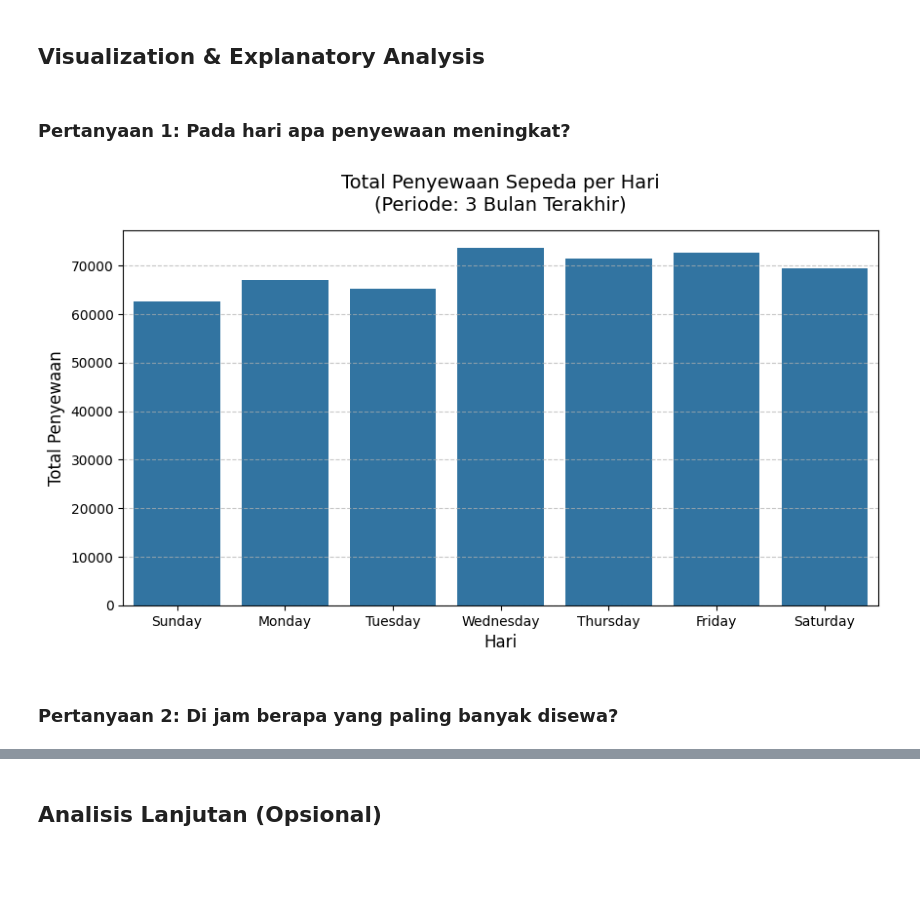
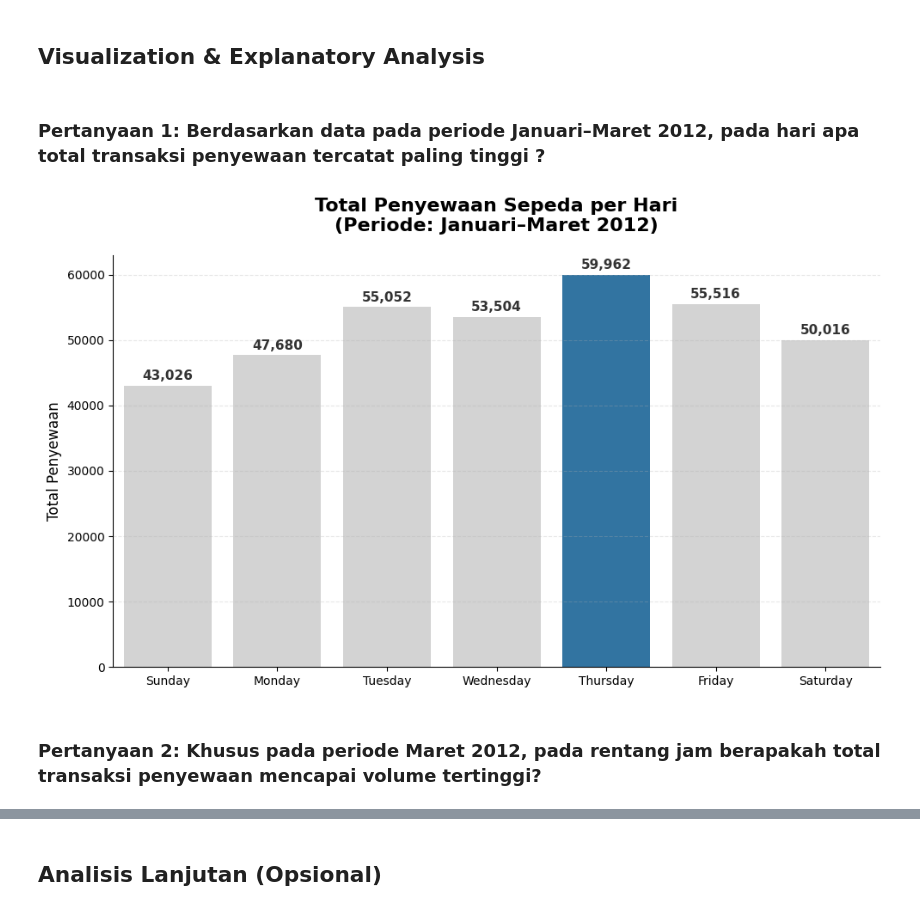
Before and after one commit to AkuPemulaCode/Submission-analisis-data, a Jupyter notebook: Proyek_Analisis_Data.ipynb, the cells around one changed output, grey strips where cells are left out. Cells and saved outputs as stored; diff of their text form; code cells hidden in the pictures; blank space fills up the shorter version.

```diff
--- a/Proyek_Analisis_Data.ipynb
+++ b/Proyek_Analisis_Data.ipynb
@@ -208,18 +208,19 @@ day_df.describe(include="all")
 | max | 731.000000 | 2012-12-31 00:00:00 | 4.000000 | 1.000000 | 12.000000 | 1.000000 | 6.000000 | 1.000000 | 3.000000 | 0.861667 | ... |
 | std | 211.165812 | NaN | 1.110807 | 0.500342 | 3.451913 | 0.167155 | 2.004787 | 0.465233 | 0.544894 | 0.183051 | ... |
 # %%
+
 day_df["dteday"] = pd.to_datetime(day_df["dteday"])
 
 
-last_date_day = day_df["dteday"].max()
-three_months_ago = last_date_day - pd.DateOffset(months=3)
-
-recent_3_months_df = day_df[day_df["dteday"] >= three_months_ago].copy()
+start_date = pd.to_datetime("2012-01-01")
+end_date = pd.to_datetime("2012-03-31")
 
 
+jan_mar_2012_df = day_df[(day_df["dteday"] >= start_date) & (day_df["dteday"] <= end_date)].copy()
+
 urutan_hari = ["Sunday", "Monday", "Tuesday", "Wednesday", "Thursday", "Friday", "Saturday"]
-recent_3_months_df["weekday_name"] = pd.Categorical(
-    recent_3_months_df["weekday"].map({
+jan_mar_2012_df["weekday_name"] = pd.Categorical(
+    jan_mar_2012_df["weekday"].map({
         0: "Sunday", 1: "Monday", 2: "Tuesday",
         3: "Wednesday", 4: "Thursday", 5: "Friday", 6: "Saturday"
     }),
@@ -296,20 +301,48 @@ display(hour_agg.sort_values(by=("cnt", "sum"), ascending=False).head(10))
 # %% [markdown]
 ## Visualization & Explanatory Analysis
-# %% [markdown]
-### Pertanyaan 1: Pada hari apa penyewaan meningkat?
+# %% [markdown]
+### Pertanyaan 1: Berdasarkan data pada periode Januari–Maret 2012, pada hari apa total transaksi penyewaan tercatat paling tinggi ?
 # %%
-day_plot_data = recent_3_months_df.groupby("weekday_name", observed=False)["cnt"].sum().reset_index()
+day_plot_data = jan_mar_2012_df.groupby("weekday_name", observed=False)["cnt"].sum().reset_index()
 
-plt.figure(figsize=(10, 5))
-sns.barplot(x="weekday_name", y="cnt", data=day_plot_data, color="tab:blue")
 
-plt.title("Total Penyewaan Sepeda per Hari\n(Periode: 3 Bulan Terakhir)", fontsize=14, pad=15)
-plt.xlabel("Hari", fontsize=12)
+max_cnt = day_plot_data["cnt"].max()
+colors = ["#1f77b4" if val == max_cnt else "#d3d3d3" for val in day_plot_data["cnt"]]
+
+
+plt.figure(figsize=(10, 6)) #
+
+ax = sns.barplot(
+    x="weekday_name",
+    y="cnt",
+    data=day_plot_data,
+    palette=colors,
+    hue="weekday_name",
+    legend=False
+)
+
+
+plt.title("Total Penyewaan Sepeda per Hari\n(Periode: Januari–Maret 2012)", fontsize=16, fontweight='bold', pad=20)
+plt.xlabel(None)
 plt.ylabel("Total Penyewaan", fontsize=12)
-plt.grid(axis='y', linestyle='--', alpha=0.7)
+
+
+for p in ax.patches:
+    ax.annotate(f"{int(p.get_height()):,}",
+                (p.get_x() + p.get_width() / 2., p.get_height()),
+                ha='center', va='center',
+                xytext=(0, 8),
+                textcoords='offset points',
+                fontsize=11, fontweight='bold', color='#333333')
+
+
+sns.despine()
+plt.grid(axis='y', linestyle='--', alpha=0.3)
+plt.tight_layout()
+
 plt.show()
 # %% [output]
-[figure, old version]
+[figure, new version]
-# %% [markdown]
-### Pertanyaan 2: Di jam berapa yang paling banyak disewa?
+# %% [markdown]
+### Pertanyaan 2: Khusus pada periode Maret 2012, pada rentang jam berapakah total transaksi penyewaan mencapai volume tertinggi?
 # %%
```
Also changed, not shown: parts of 13 cells of this notebook, 1 other file.
